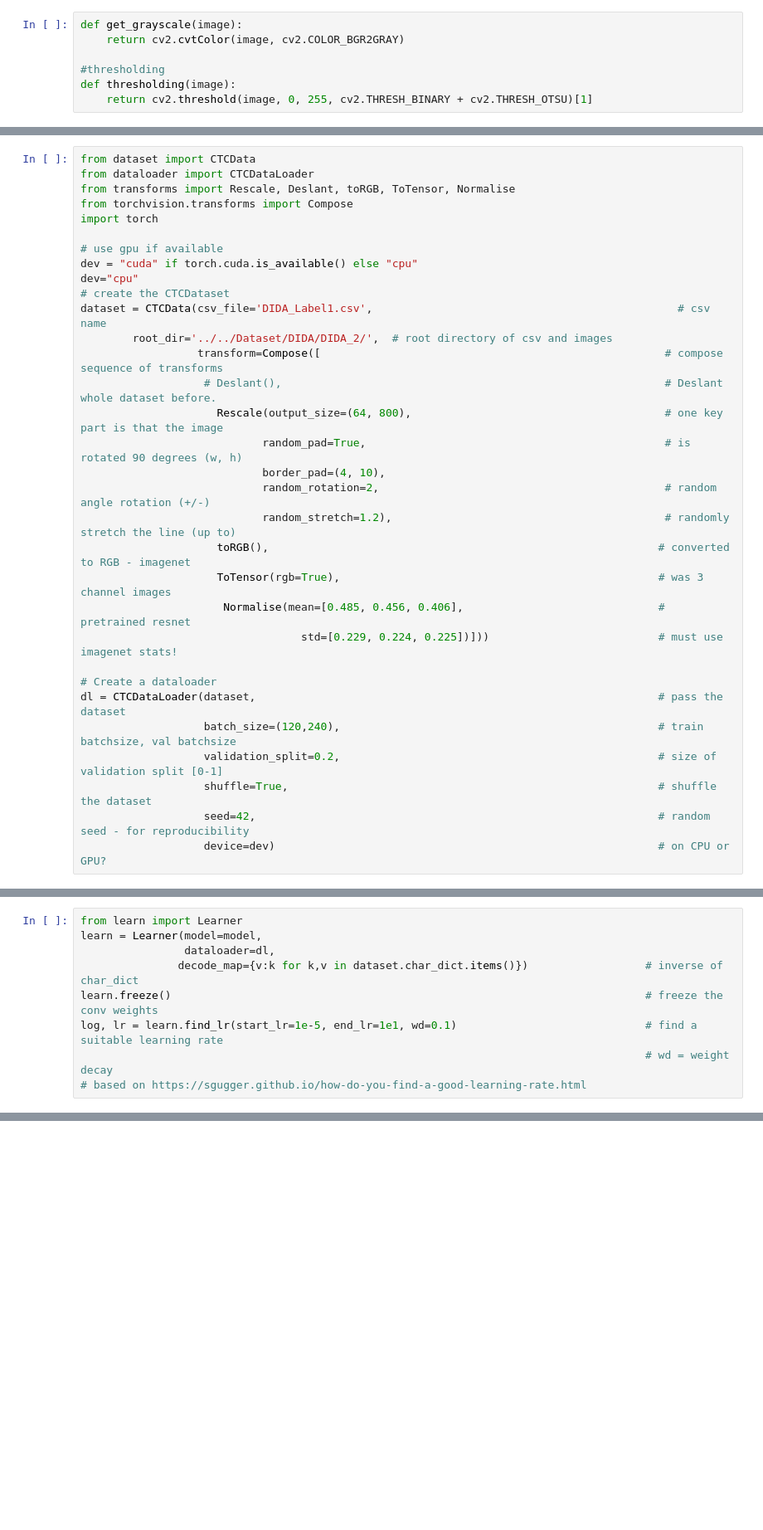
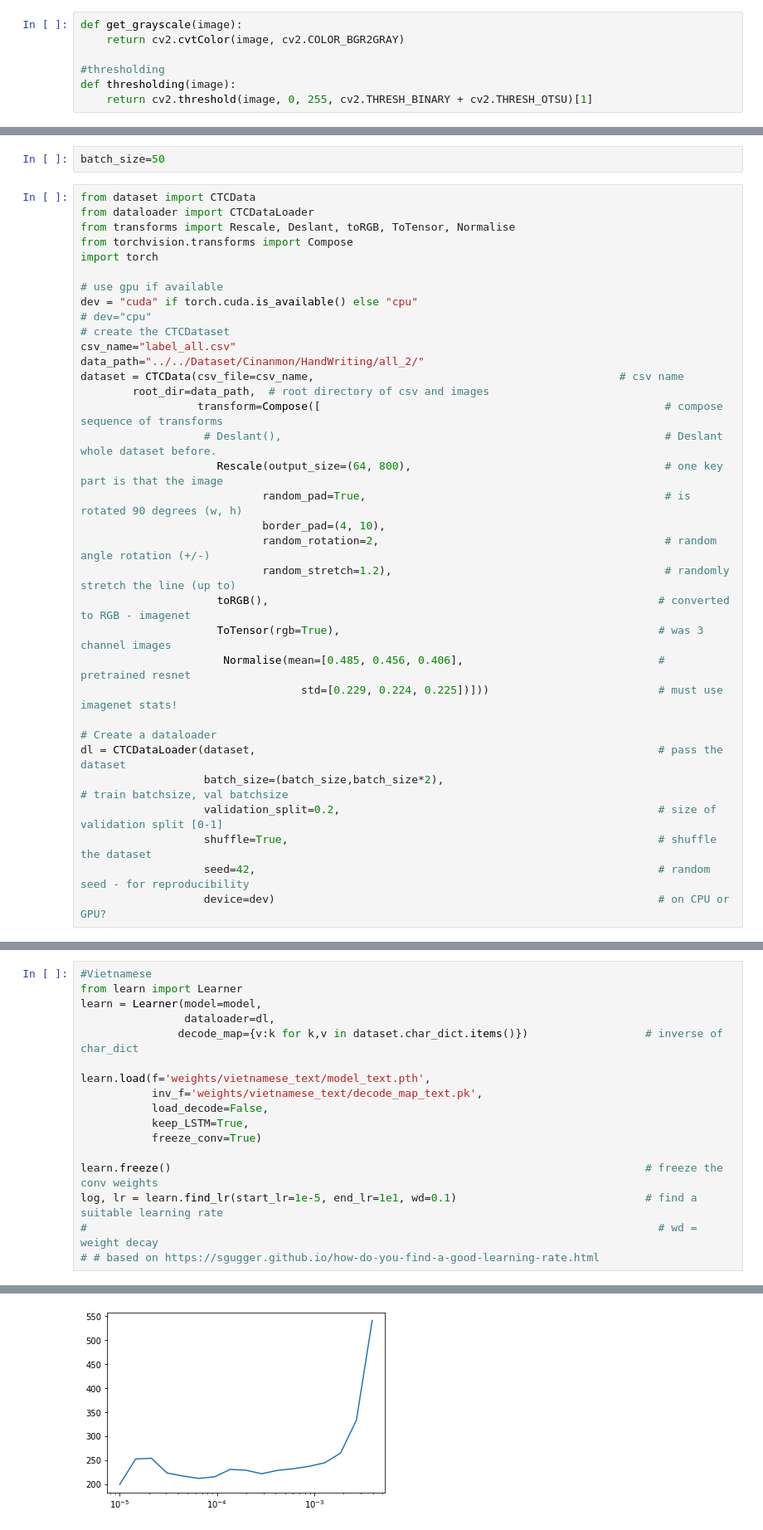
Before and after one commit to pahung1999/pytorch-ocr, a Jupyter notebook: Deslant Dataset.ipynb, the cells around one changed output, grey strips where cells are left out. Shown at 83% size. Drawn from its saved outputs; the diff is of its cells as text; blank space fills up the shorter version.

```diff
--- a/Deslant Dataset.ipynb
+++ b/Deslant Dataset.ipynb
@@ -99,3 +64,5 @@ plt.imshow(im)
+# %%
+batch_size=50
 # %%
 from dataset import CTCData
 from dataloader import CTCDataLoader
@@ -105,10 +72,12 @@ import torch
 
 # use gpu if available
 dev = "cuda" if torch.cuda.is_available() else "cpu"
-dev="cpu"
+# dev="cpu"
 # create the CTCDataset
-dataset = CTCData(csv_file='DIDA_Label1.csv',                                               # csv name
-        root_dir='../../Dataset/DIDA/DIDA_2/',  # root directory of csv and images
+csv_name="label_all.csv"
+data_path="../../Dataset/Cinanmon/HandWriting/all_2/"
+dataset = CTCData(csv_file=csv_name,                                               # csv name
+        root_dir=data_path,  # root directory of csv and images
                   transform=Compose([                                                     # compose sequence of transforms
                    # Deslant(),                                                           # Deslant whole dataset before.
                      Rescale(output_size=(64, 800),                                       # one key part is that the image
@@ -123,7 +92,7 @@ dataset = CTCData(csv_file='DIDA_Label1.csv',
 
 # Create a dataloader
 dl = CTCDataLoader(dataset,                                                              # pass the dataset
-                   batch_size=(120,240),                                                 # train batchsize, val batchsize
+                   batch_size=(batch_size,batch_size*2),                                                 # train batchsize, val batchsize
                    validation_split=0.2,                                                 # size of validation split [0-1]
                    shuffle=True,                                                         # shuffle the dataset
                    seed=42,                                                              # random seed - for reproducibility
@@ -160,10 +185,18 @@ CTCModel(
 # %%
+#Vietnamese
 from learn import Learner
 learn = Learner(model=model,
                 dataloader=dl,
                decode_map={v:k for k,v in dataset.char_dict.items()})                  # inverse of char_dict
+
+learn.load(f='weights/vietnamese_text/model_text.pth',
+           inv_f='weights/vietnamese_text/decode_map_text.pk',
+           load_decode=False,
+           keep_LSTM=True,
+           freeze_conv=True)
+
 learn.freeze()                                                                         # freeze the conv weights
 log, lr = learn.find_lr(start_lr=1e-5, end_lr=1e1, wd=0.1)                             # find a suitable learning rate
-                                                                                       # wd = weight decay
-# based on https://sgugger.github.io/how-do-you-find-a-good-learning-rate.html
+#                                                                                        # wd = weight decay
+# # based on https://sgugger.github.io/how-do-you-find-a-good-learning-rate.html
 # %% [output]
@@ -172,3 +204,4 @@ KeyboardInterrupt:
+[figure, added]
 # %%
 # first run - frozen - just a demo - want to do more epochs if actual training
 print('Training with ResNet parameters frozen')
```
Also changed, not shown: parts of 17 cells of this notebook, 1 other file.
